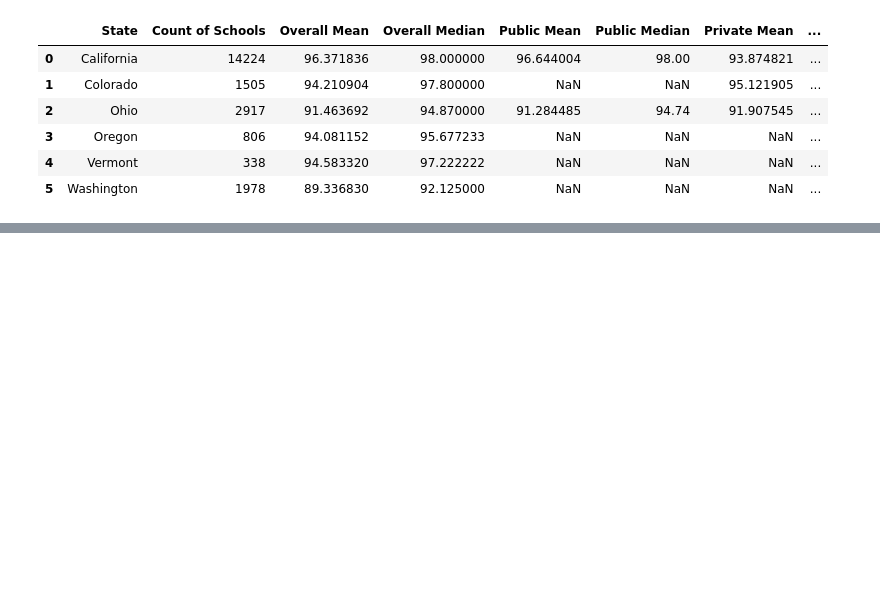
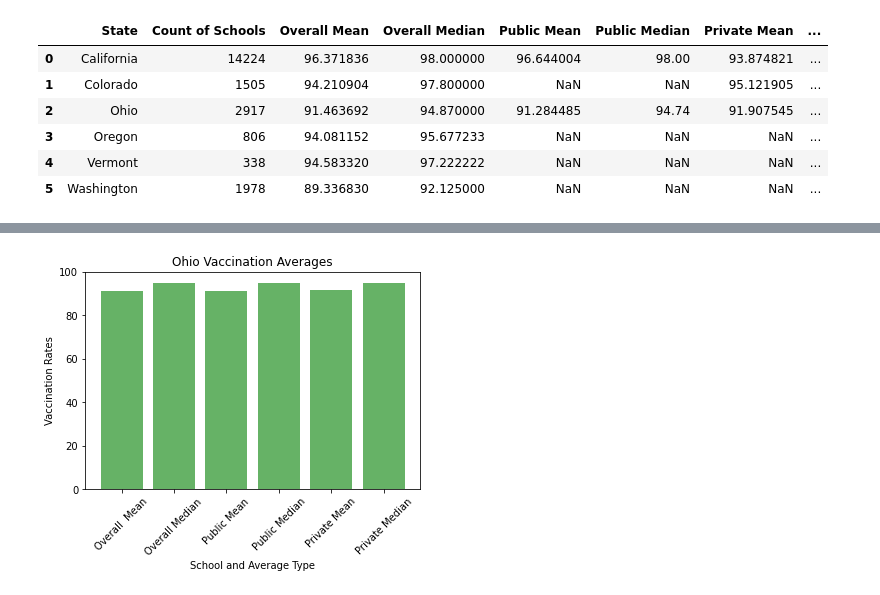
Before and after one commit to mel-c-lowe/UMN_Bootcamp_Project_One, a Jupyter notebook: MMR Vaccinations Trends.ipynb, the cells around one changed output, grey strips where cells are left out. Drawn from its saved outputs; the diff is of its cells as text; code cells hidden in the pictures; blank space fills up the shorter version.

Commit message:
Ohio added

```diff
--- a/MMR Vaccinations Trends.ipynb
+++ b/MMR Vaccinations Trends.ipynb
@@ -347,3 +347,37 @@ plt.show()
+# %%
+# Ohio only
+
+ohio = avg_by_state.loc[avg_by_state["State"] == "Ohio"]
+ohio = ohio.drop(columns= ["State", "Count of Schools",
+                                      "Kindergarten Mean", "Kindergarten Median",
+                                      "Other Mean", "Other Median"])
+ohio_labels = ohio.columns
+ohio = ohio.T
+ohio_data = ohio[2]
+ohio_data
+ohio_labels
+
+# Plot the data
+
+y_axis = ohio_data
+x_axis = np.arange(len(ohio_labels))
+
+# Tell matplotlib to make a bar chart
+plt.bar(x_axis, y_axis, color="green", alpha=0.6, align="center")
+
+# Formatting
+
+plt.title("Ohio Vaccination Averages")
+plt.xlabel("School and Average Type")
+plt.ylabel("Vaccination Rates")
+plt.ylim(0, 100)
+
+tick_locations = [value for value in x_axis]
+plt.xticks(tick_locations, ohio_labels, rotation="45")
+
+plt.show()
+# %% [output]
+[figure, added]
 # %%
 # This was research
 
```
Also changed, not shown: parts of 1 cell of this notebook.
